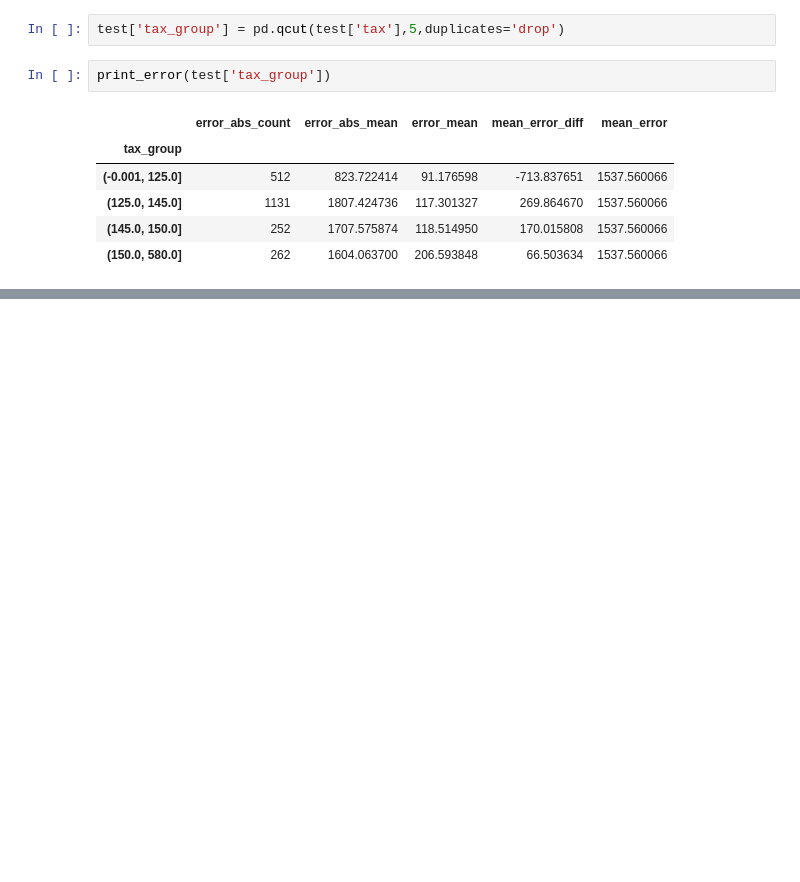
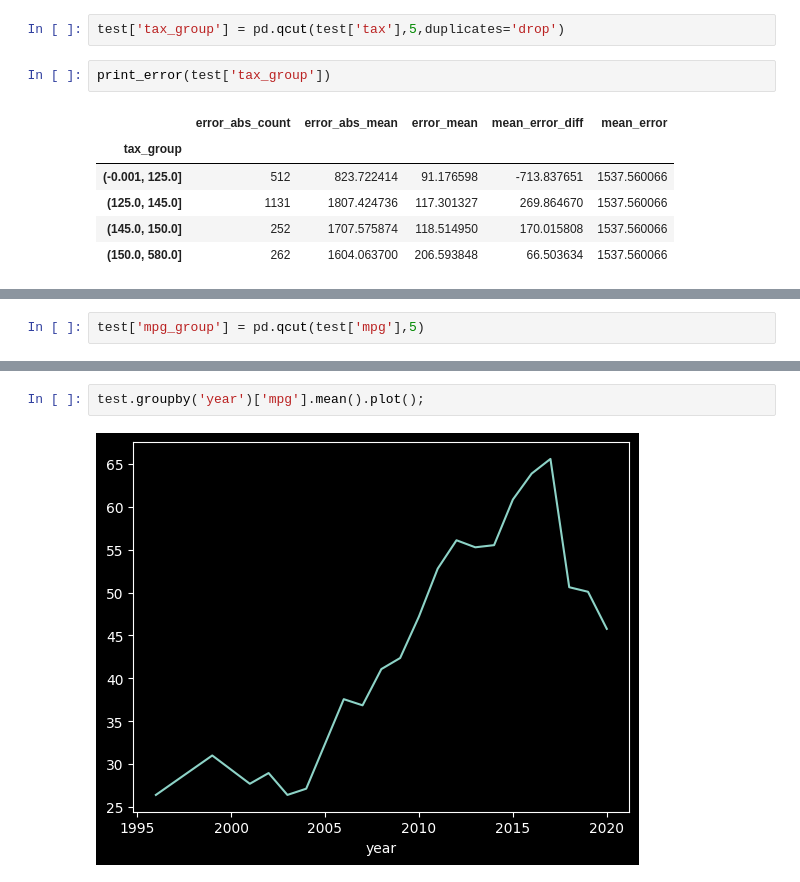
Before and after one commit to SergeyB81/Portfolio-DS, a Jupyter notebook: Car price/model_analysis_and_interpretation.ipynb, the cells around one changed output, grey strips where cells are left out. Cells and saved outputs as stored; diff of their text form; blank space fills up the shorter version.

```diff
--- a/Car price/model_analysis_and_interpretation.ipynb
+++ b/Car price/model_analysis_and_interpretation.ipynb
@@ -454,0 +465,2 @@ print_error(test['tax_group'])
+# %%
+test['mpg_group'] = pd.qcut(test['mpg'],5)
@@ -454,0 +509,4 @@ print_error(test['tax_group'])
+# %%
+test.groupby('year')['mpg'].mean().plot();
+# %% [output]
+[figure, added]
```
Also changed, not shown: parts of 10 cells of this notebook.
